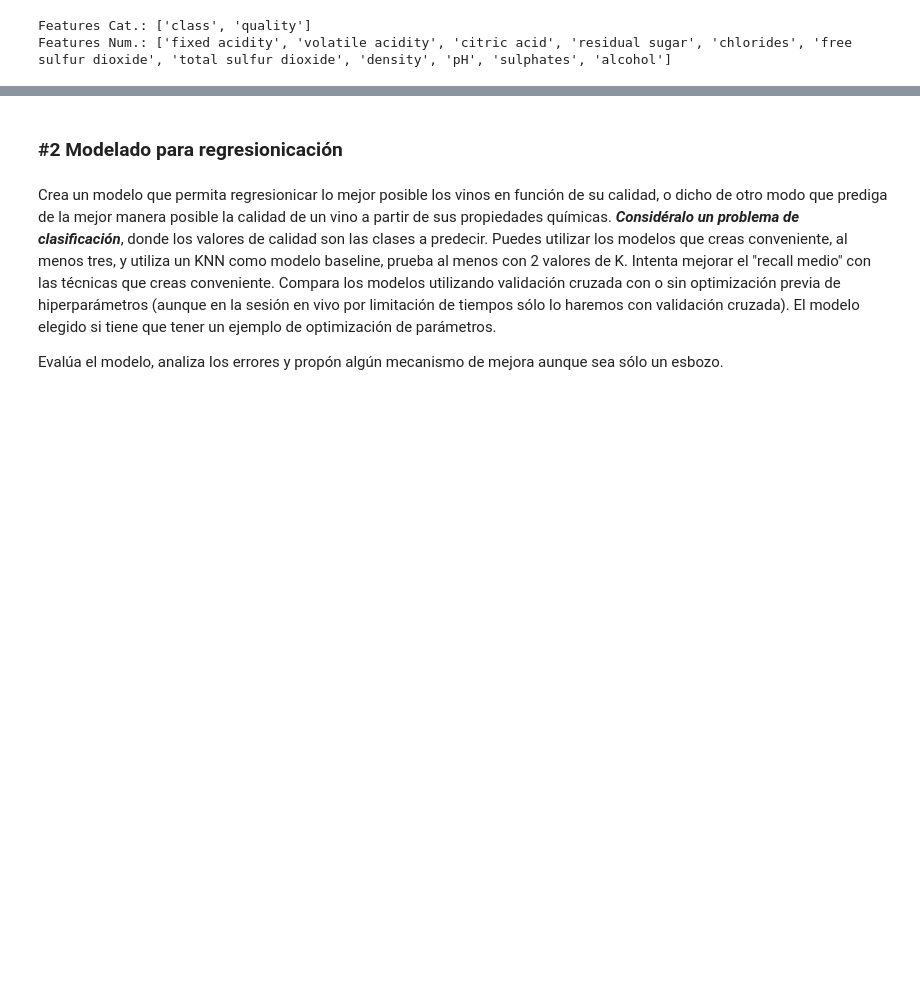
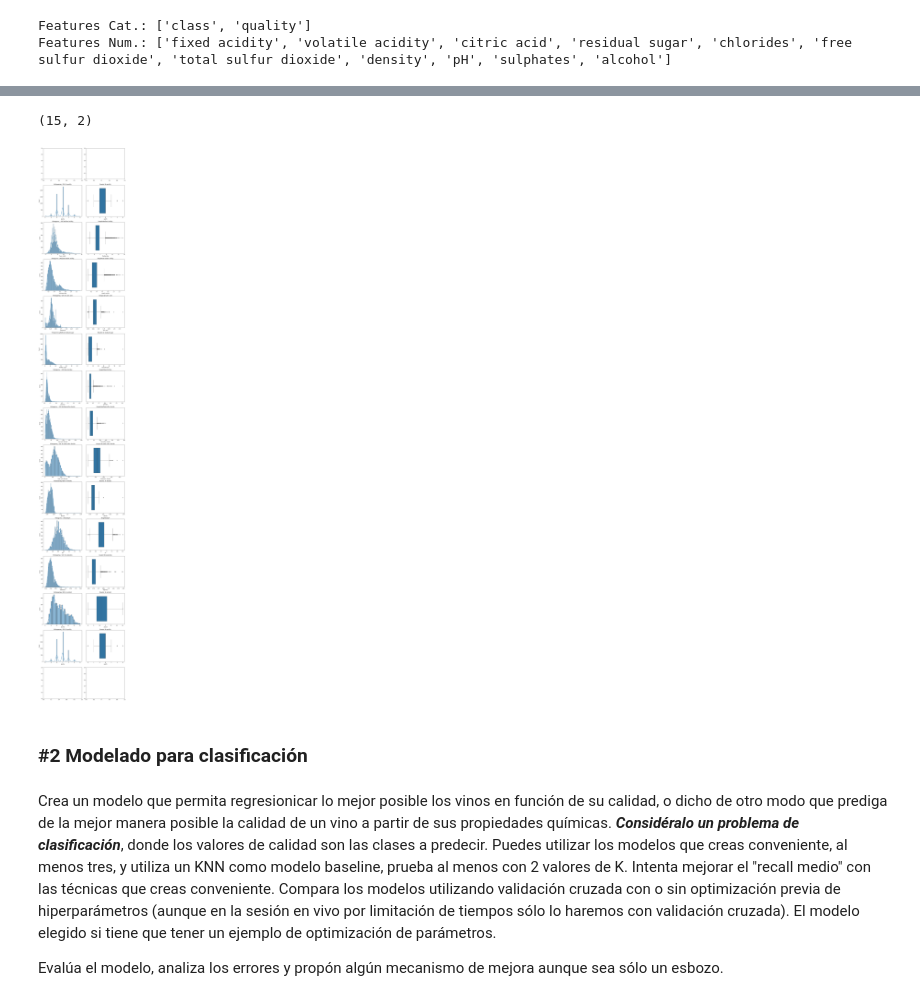
Before and after one commit to JBC2024/ONLINE_DS_THEBRIDGE_JBC, a Jupyter notebook: 04_Machine_Learning/Sprint_12/Unidad_02/Practica_Obligatoria/18_Practica_Obligatoria_Repaso_Aprendizaje_Supervisado.ipynb, the cells around one changed output, grey strips where cells are left out. Drawn from its saved outputs; the diff is of its cells as text; code cells hidden in the pictures; blank space fills up the shorter version.

```diff
--- a/04_Machine_Learning/Sprint_12/Unidad_02/Practica_Obligatoria/18_Practica_Obligatoria_Repaso_Aprendizaje_Supervisado.ipynb
+++ b/04_Machine_Learning/Sprint_12/Unidad_02/Practica_Obligatoria/18_Practica_Obligatoria_Repaso_Aprendizaje_Supervisado.ipynb
@@ -210,5 +220,10 @@ train_set, test_set = train_test_split(df, test_size= 0.2, random_state= 42)
+# %%
+bt.plot_combined_graphs(train_set, features_all)
+# %% [output]
+(15, 2)
+[figure, added]
 # %% [markdown]
-### #2 Modelado para regresionicación
+### #2 Modelado para clasificación
 # %% [markdown]
 Crea un modelo que permita regresionicar lo mejor posible los vinos en función de su calidad, o dicho de otro modo que prediga de la mejor manera posible la calidad de un vino a partir de sus propiedades químicas. ***Considéralo un problema de clasificación***, donde los valores de calidad son las clases a predecir. Puedes utilizar los modelos que creas conveniente, al menos tres, y utiliza un KNN como modelo baseline, prueba al menos con 2 valores de K. Intenta mejorar el "recall medio" con las técnicas que creas conveniente. Compara los modelos utilizando validación cruzada con o sin optimización previa de hiperparámetros (aunque en la sesión en vivo por limitación de tiempos sólo lo haremos con validación cruzada). El modelo elegido si tiene que tener un ejemplo de optimización de parámetros.
 
```
Also changed, not shown: parts of 13 cells of this notebook.
